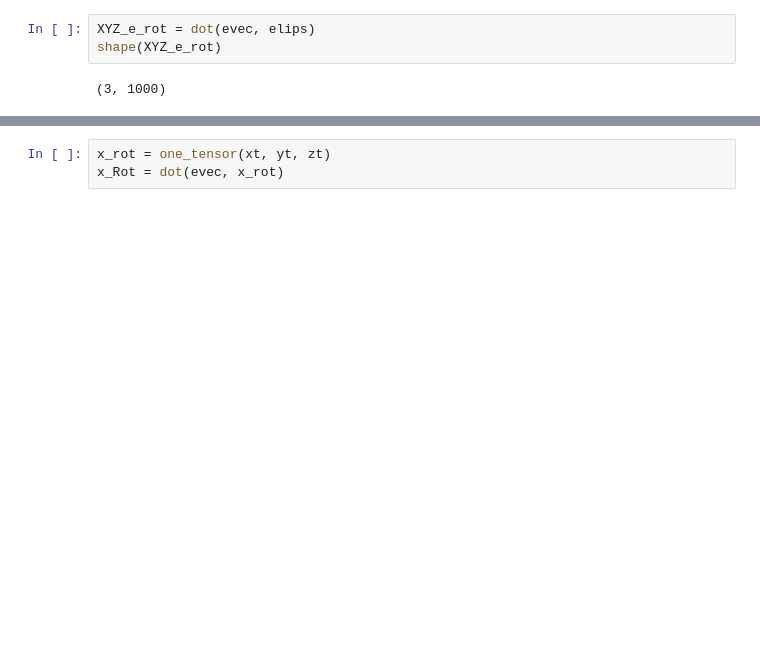
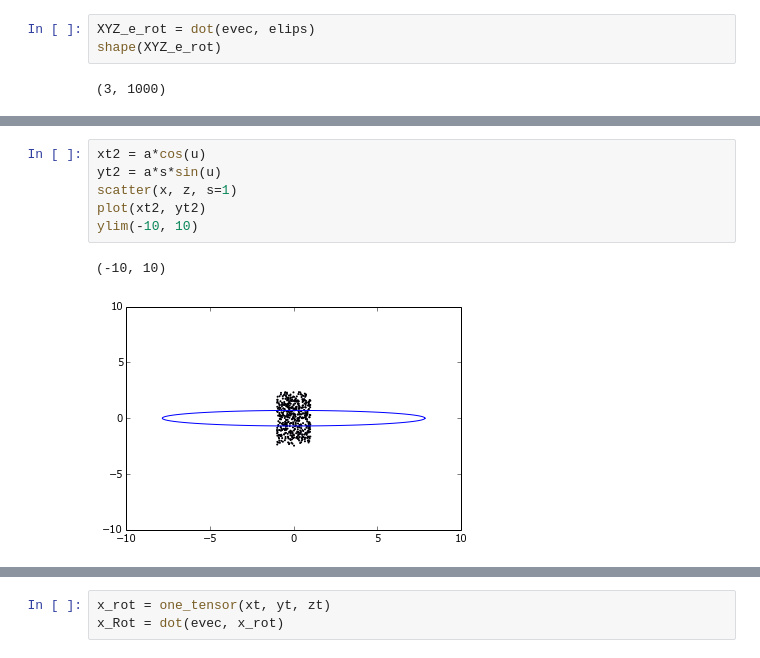
Before and after one commit to jngaravitoc/shapes, a Jupyter notebook: Inertia_tensor_method.ipynb, the cells around one changed output, grey strips where cells are left out. Drawn from its saved outputs; the diff is of its cells as text; blank space fills up the shorter version.

```diff
--- a/Inertia_tensor_method.ipynb
+++ b/Inertia_tensor_method.ipynb
@@ -264,0 +226,9 @@ zt = np.zeros(100)
+# %%
+xt2 = a*cos(u)
+yt2 = a*s*sin(u)
+scatter(x, z, s=1)
+plot(xt2, yt2)
+ylim(-10, 10)
+# %% [output]
+(-10, 10)
+[figure, added]
```
Also changed, not shown: parts of 14 cells of this notebook.
